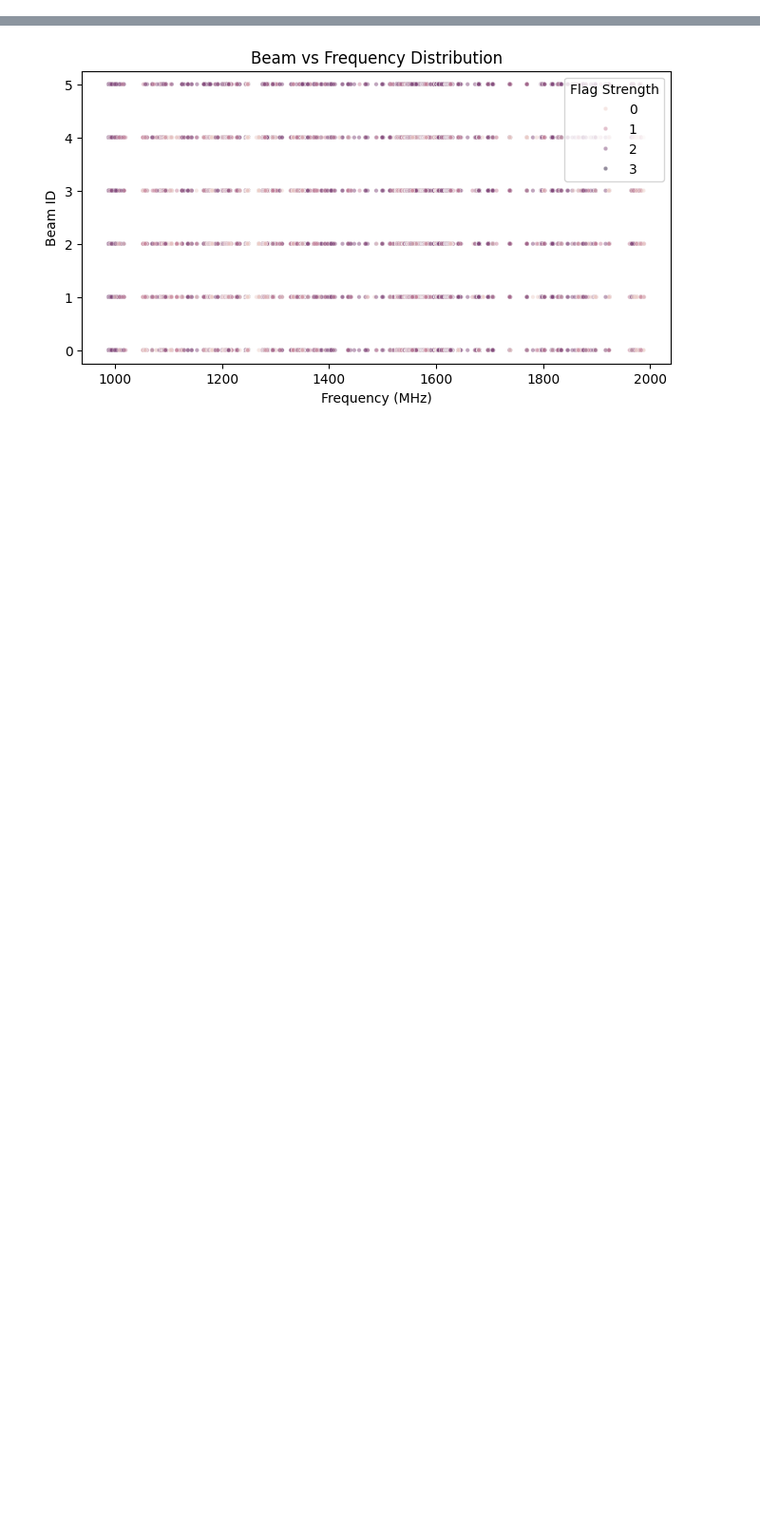
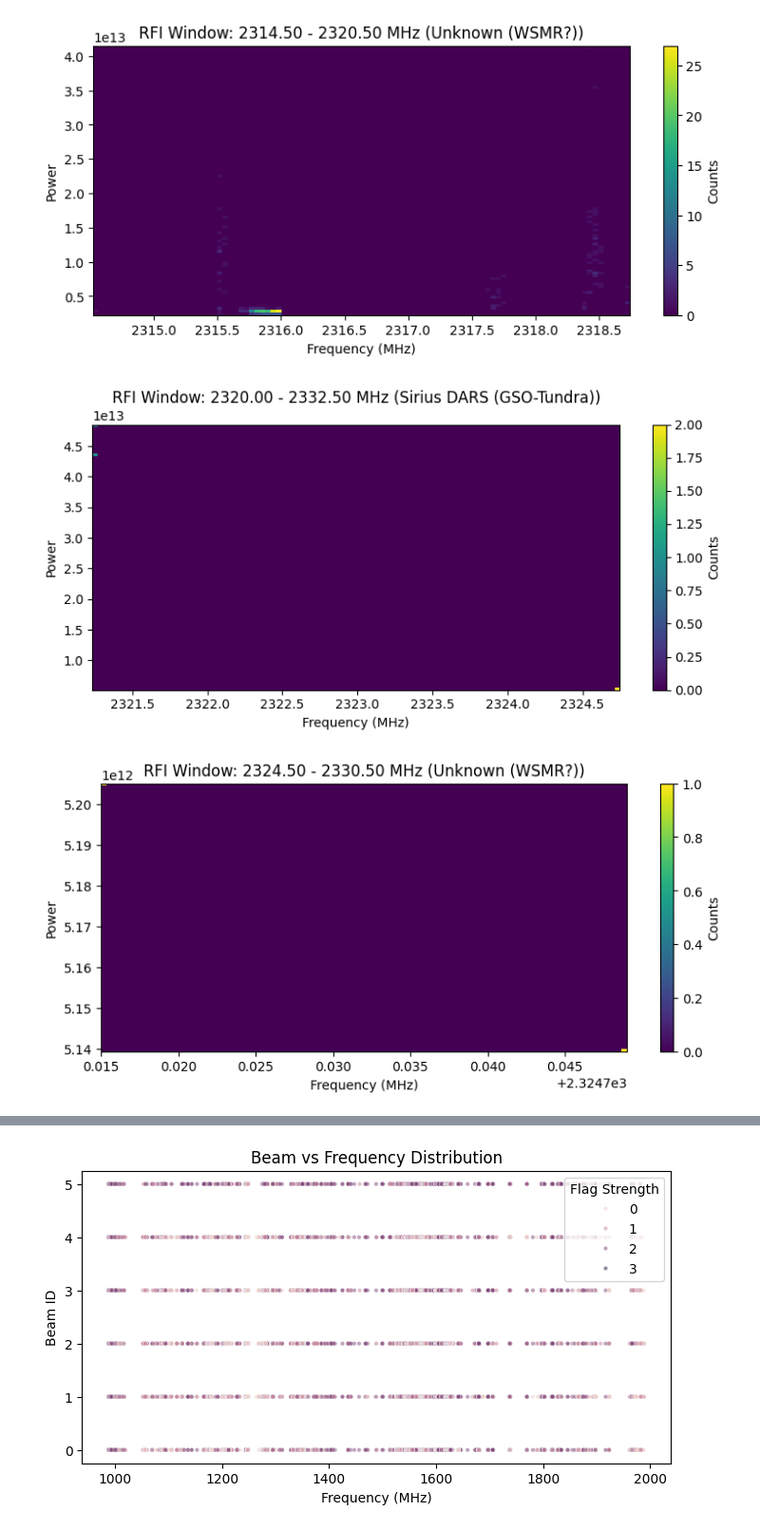
Before and after one commit to jmotamarry/cosmic-testing, a Jupyter notebook: comsic_pp.ipynb, the cells around one changed output, grey strips where cells are left out. Shown at 95% size. Saved outputs shown, nothing was run; the diff lists cells and outputs as text; code cells hidden in the pictures; blank space fills up the shorter version.

```diff
--- a/comsic_pp.ipynb
+++ b/comsic_pp.ipynb
@@ -124,0 +348,50 @@ plt.show()
+# %%
+import pandas as pd
+import matplotlib.pyplot as plt
+import numpy as np
+
+# Load signal data and RFI intervals
+df = clean_df
+rfi_ranges = pd.read_csv("Known_s-band_RFI.csv")  # or Known_s-band_RFI.csv
+
+threshold_sigma = 5  # Power threshold
+
+flagged_windows = []
+
+# Loop through each RFI interval
+for _, row in rfi_ranges.iterrows():
+    start_freq = row['start_frequency']
+    end_freq = row['end_frequency']
+    label = row['label']
+
+    window_df = df[(df['signal_frequency'] >= start_freq) & (df['signal_frequency'] < end_freq)]
+
+    if len(window_df) == 0:
+        continue
+
+    powers = window_df['signal_power']
+    median = np.median(powers)
+    std = np.std(powers)
+
+    # Flag if any power > threshold
+    if (powers > median + threshold_sigma * std).any():
+        flagged_windows.append((start_freq, end_freq, label))
+
+    # Plot
+    plt.figure(figsize=(8, 4))
+    plt.hist2d(window_df['signal_frequency'], window_df['signal_power'], bins=(100, 100), cmap='viridis')
+    plt.colorbar(label='Counts')
+    plt.title(f"RFI Window: {start_freq:.2f} - {end_freq:.2f} MHz ({label})")
+    plt.xlabel("Frequency (MHz)")
+    plt.ylabel("Power")
+    plt.tight_layout()
+    plt.show()
+
+# Final summary
+print(" Flagged RFI intervals based on threshold:")
+for start, end, label in flagged_windows:
+    print(f"{start:.2f} - {end:.2f} MHz → {label}")
+# %% [output]
+[figure, added]
+[figure, added]
+[figure, added]
```
Also changed, not shown: parts of 10 cells of this notebook, 1 other file.
